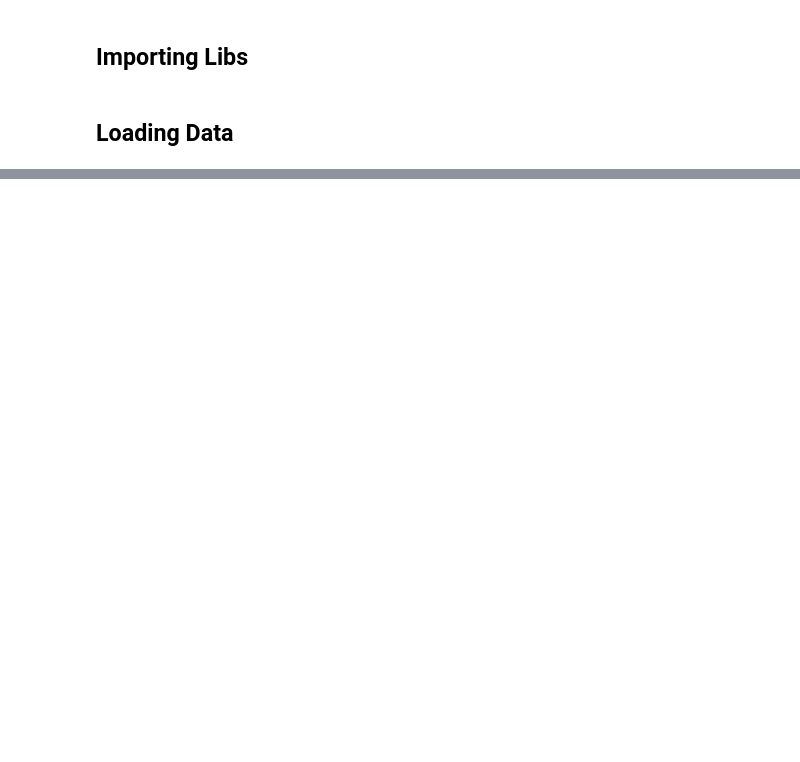
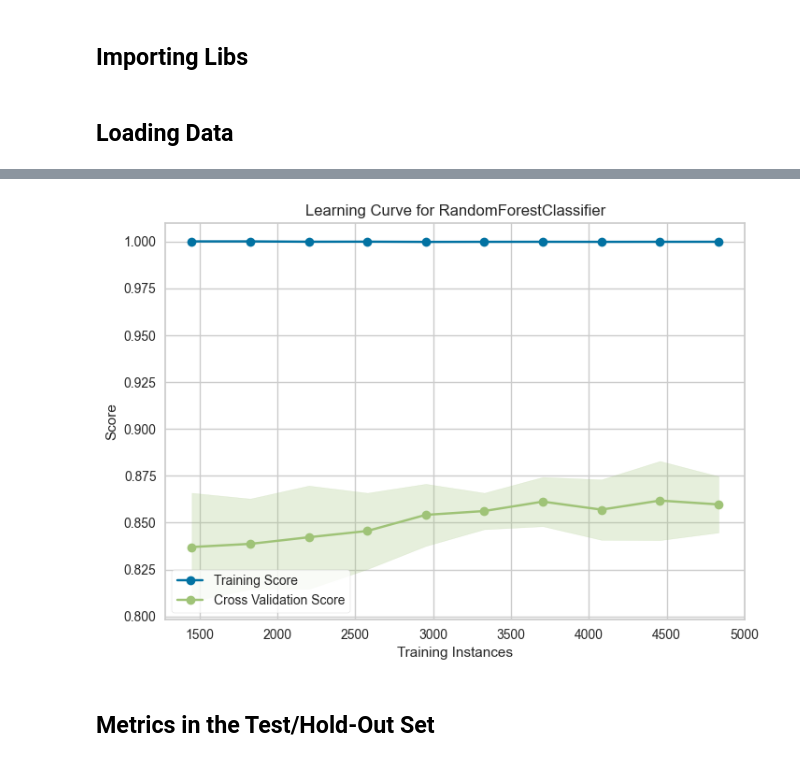
Before and after one commit to DellaCortef/automated-machine-learning-reference, a Jupyter notebook: pycaret-classification.ipynb, the cells around one changed output, grey strips where cells are left out. Drawn from its saved outputs; the diff is of its cells as text; code cells hidden in the pictures; blank space fills up the shorter version.

```diff
--- a/pycaret-classification.ipynb
+++ b/pycaret-classification.ipynb
@@ -20,0 +448,4 @@ df_oot = df_abt.query('data_ref_safra == "2018-03-01"')
+# %%
+# plotting the learning_curve graph
+plot_model(rf, plot='learning')
+# %% [output]
@@ -20,0 +453,3 @@ df_oot = df_abt.query('data_ref_safra == "2018-03-01"')
+[figure, added]
+# %% [markdown]
+## Metrics in the Test/Hold-Out Set
```
Also changed, not shown: parts of 69 cells of this notebook, 6 other files.
